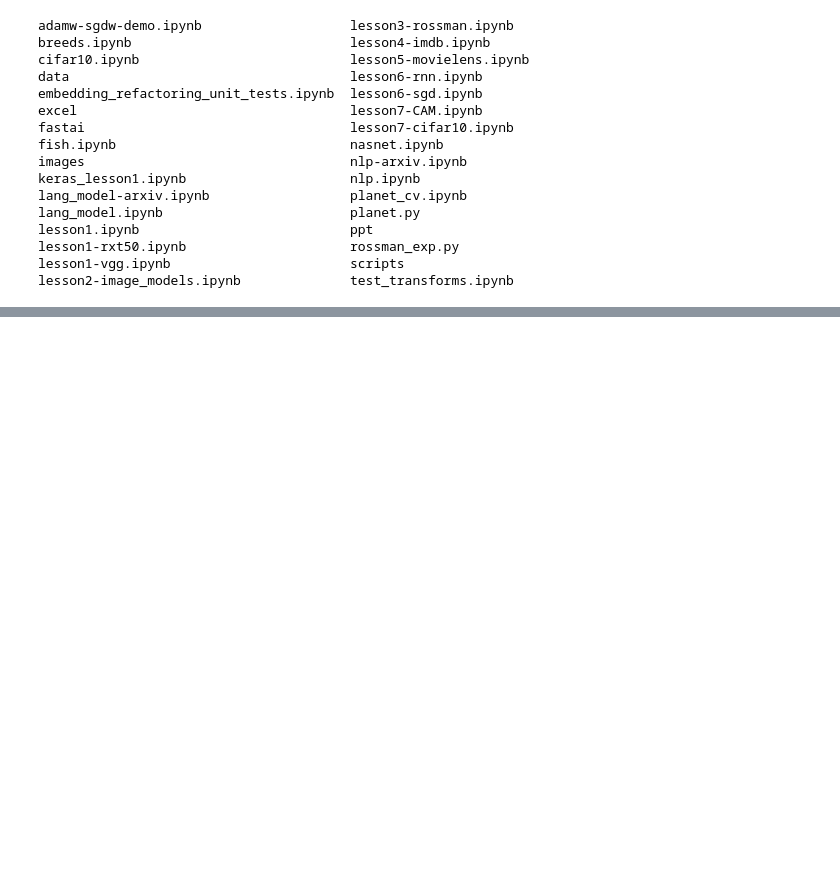
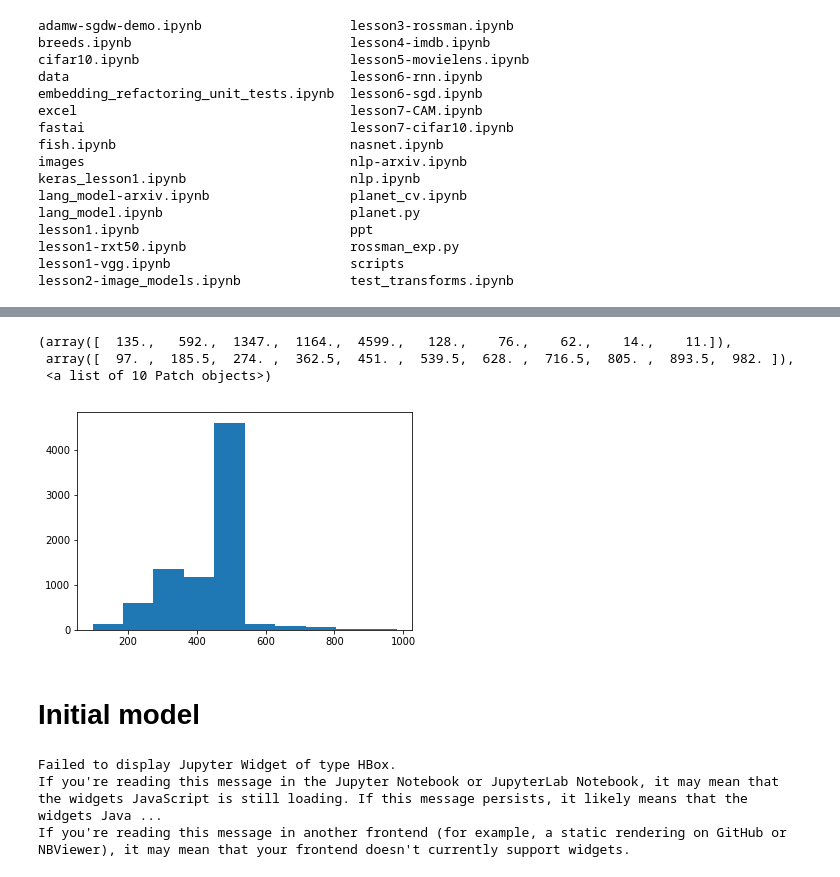
Before and after one commit to c1505/fastai, a Jupyter notebook: courses/dl1/breeds.ipynb, the cells around one changed output, grey strips where cells are left out. Cells and saved outputs as stored; diff of their text form; code cells hidden in the pictures; blank space fills up the shorter version.

```diff
--- a/courses/dl1/breeds.ipynb
+++ b/courses/dl1/breeds.ipynb
@@ -69,0 +179,9 @@ label_df = pd.read_csv(f"{PATH}/labels.csv")
+# %%
+plt.hist(row_sz[row_sz<1000])
+# %% [output]
+(array([  135.,   592.,  1347.,  1164.,  4599.,   128.,    76.,    62.,    14.,    11.]),
+ array([  97. ,  185.5,  274. ,  362.5,  451. ,  539.5,  628. ,  716.5,  805. ,  893.5,  982. ]),
+ <a list of 10 Patch objects>)
+[figure, added]
+# %% [markdown]
+# Initial model
@@ -69,0 +193,7 @@ label_df = pd.read_csv(f"{PATH}/labels.csv")
+# %%
+#Precompute
+data = get_data(sz,bs)
+# %% [output]
+Failed to display Jupyter Widget of type HBox.
+If you're reading this message in the Jupyter Notebook or JupyterLab Notebook, it may mean that the widgets JavaScript is still loading. If this message persists, it likely means that the widgets Java ...
+If you're reading this message in another frontend (for example, a static rendering on GitHub or NBViewer), it may mean that your frontend doesn't currently support widgets.
```
Also changed, not shown: parts of 24 cells of this notebook.
